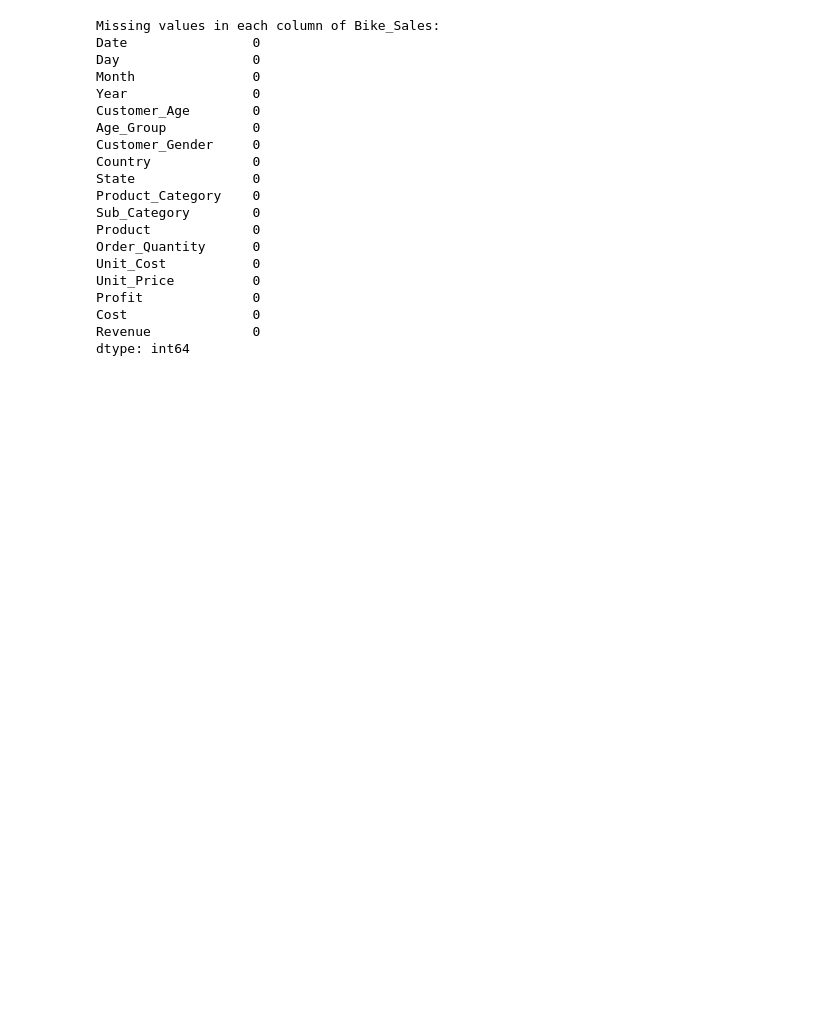
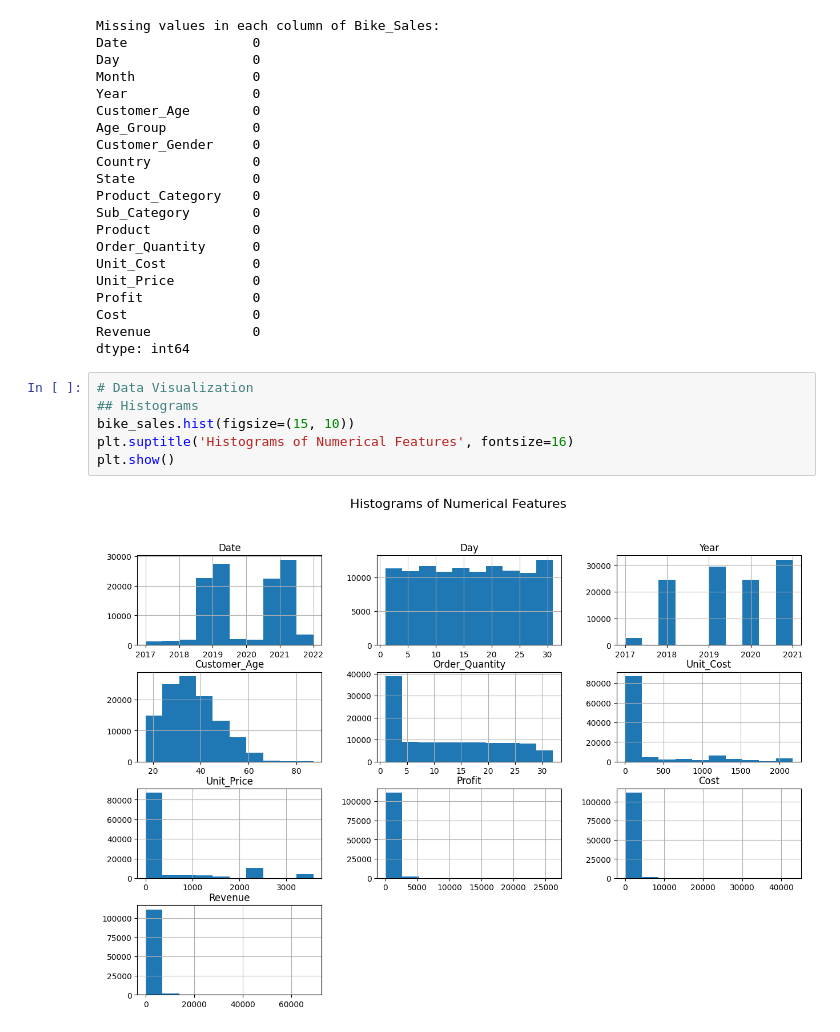
Before and after one commit to sentongo-web/Data-mining, a Jupyter notebook: Final_Bike_Sales.ipynb, the cells around one changed output. Drawn from its saved outputs; the diff is of its cells as text; blank space fills up the shorter version.

```diff
--- a/Final_Bike_Sales.ipynb
+++ b/Final_Bike_Sales.ipynb
@@ -91,3 +91,11 @@ Profit              0
 Cost                0
 Revenue             0
 dtype: int64
+# %%
+# Data Visualization
+## Histograms
+bike_sales.hist(figsize=(15, 10))
+plt.suptitle('Histograms of Numerical Features', fontsize=16)
+plt.show()
+# %% [output]
+[figure, added]
```
Also changed, not shown: parts of 2 cells of this notebook, 1 other file.
